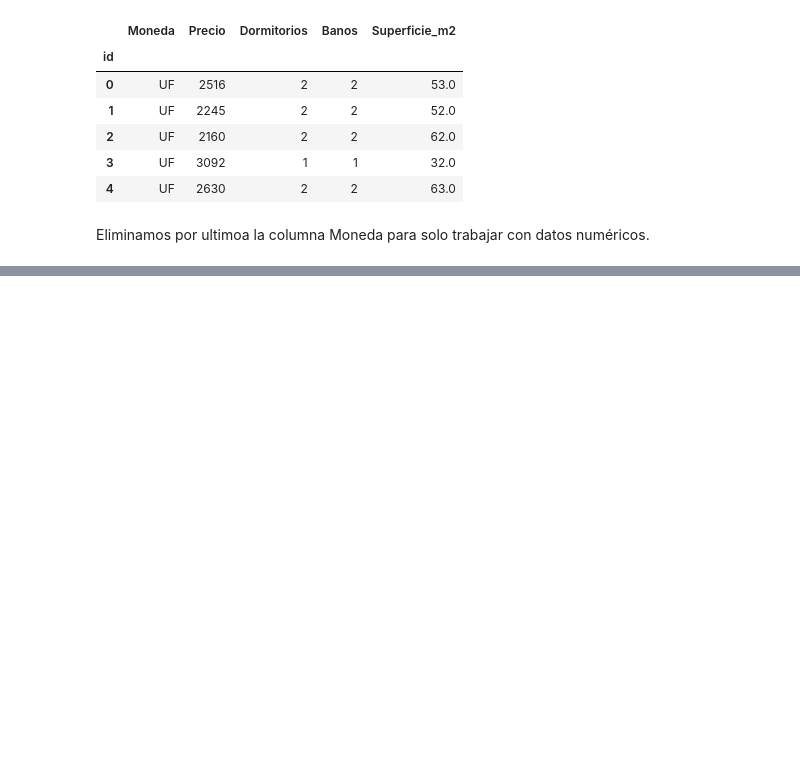
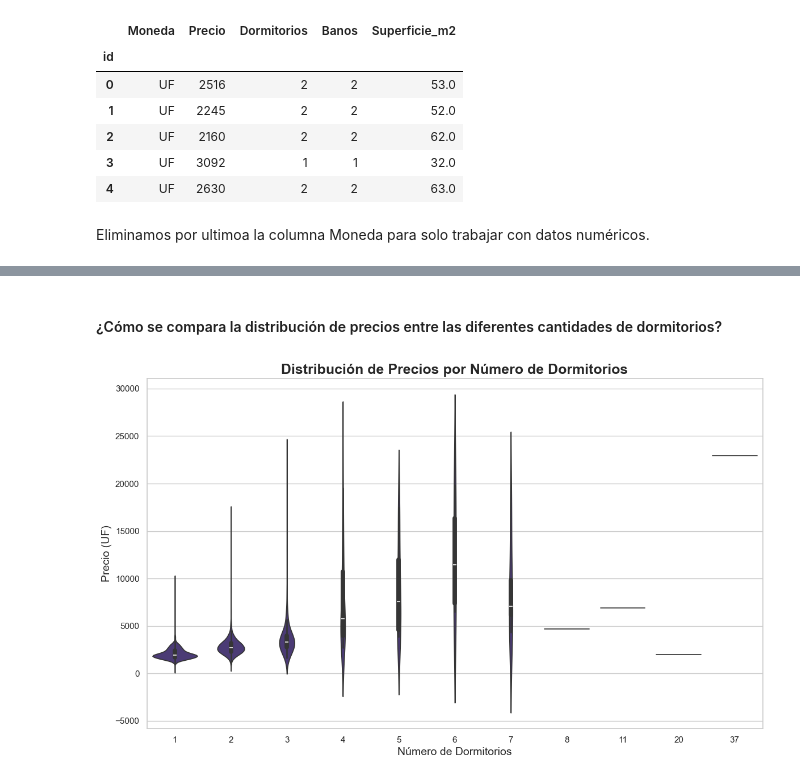
Before and after one commit to Ricardouchub/Web-Scraping-Mercadolibre-Inmuebles, a Jupyter notebook: Proyecto Mercadolibre Inmuebles.ipynb, the cells around one changed output, grey strips where cells are left out. Drawn from its saved outputs; the diff is of its cells as text; code cells hidden in the pictures; blank space fills up the shorter version.

```diff
--- a/Proyecto Mercadolibre Inmuebles.ipynb
+++ b/Proyecto Mercadolibre Inmuebles.ipynb
@@ -416,0 +677,24 @@ df_final.head()
+# %% [markdown]
+#### ¿Cómo se compara la distribución de precios entre las diferentes cantidades de dormitorios?
+# %%
+# Configuramos el tema y el tamaño del gráfico
+sns.set_theme(style="whitegrid", palette="viridis")
+plt.figure(figsize=(14, 8))
+
+# Creamos el gráfico de violín
+# 'x' será la categoría (Dormitorios) y 'y' la variable numérica (Precio)
+sns.violinplot(
+    data=df_final,
+    x='Dormitorios',
+    y='Precio'
+)
+
+# Añadimos títulos y etiquetas para mayor claridad
+plt.title('Distribución de Precios por Número de Dormitorios', fontsize=18, weight='bold')
+plt.xlabel('Número de Dormitorios', fontsize=14)
+plt.ylabel('Precio (UF)', fontsize=14)
+
+# Mostramos el gráfico
+plt.show()
+# %% [output]
+[figure, added]
```
Also changed, not shown: parts of 49 cells of this notebook.
